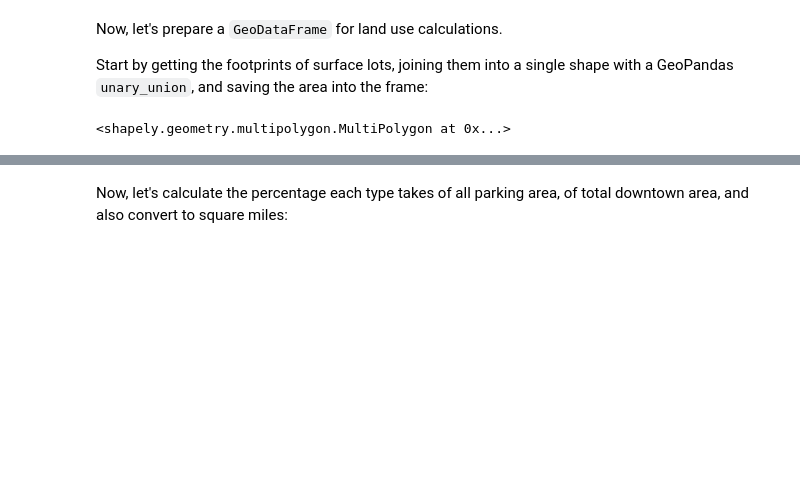
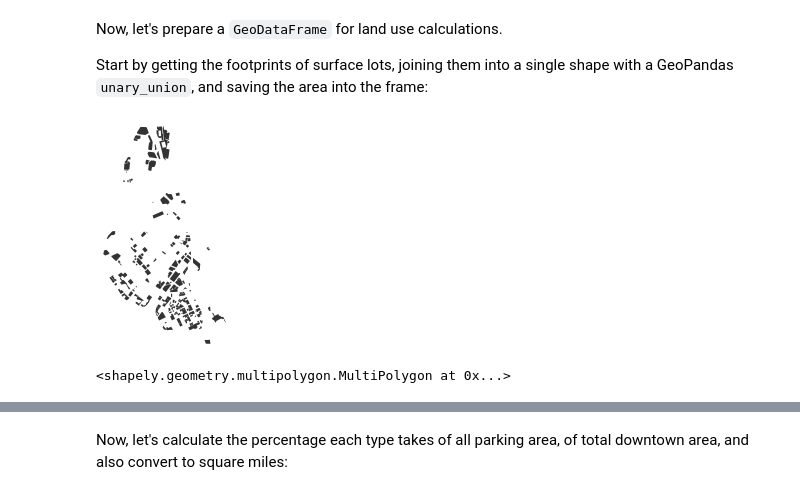
Before and after one commit to chris-sarli/parking-analysis, a Jupyter notebook: notebooks/calculations.ipynb, the cells around one changed output, grey strips where cells are left out. Saved outputs shown, nothing was run; the diff lists cells and outputs as text; code cells hidden in the pictures; blank space fills up the shorter version.

```diff
--- a/notebooks/calculations.ipynb
+++ b/notebooks/calculations.ipynb
@@ -178,10 +179,17 @@ Now, let's prepare a `GeoDataFrame` for land use calculations.
 
 Start by getting the footprints of surface lots, joining them into a single shape with a GeoPandas `unary_union`, and saving the area into the frame:
 # %%
-land_use = gpd.GeoDataFrame(columns=['geometry', 'area'])
+land_use = gpd.GeoDataFrame(columns=['type', 'geometry', 'area'])
 land_use.set_geometry('geometry')
 
-footprints_surface = footprints.query('parking=="surface"').geometry.unary_union
-footprints_surface
+footprints_surface = footprints.query('parking=="surface"')
+
+ox.plot_footprints(footprints_surface, save=True, filename="surface_lots")
+
+footprints_surface_combined = footprints_surface.geometry.unary_union
+land_use.loc['surface'] = ['surface', footprints_surface_combined, footprints_surface_combined.area]
+
+footprints_surface_combined
 # %% [output]
+[figure, added]
 <shapely.geometry.multipolygon.MultiPolygon at 0x...>
```
Also changed, not shown: parts of 27 cells of this notebook, 3 other files.
